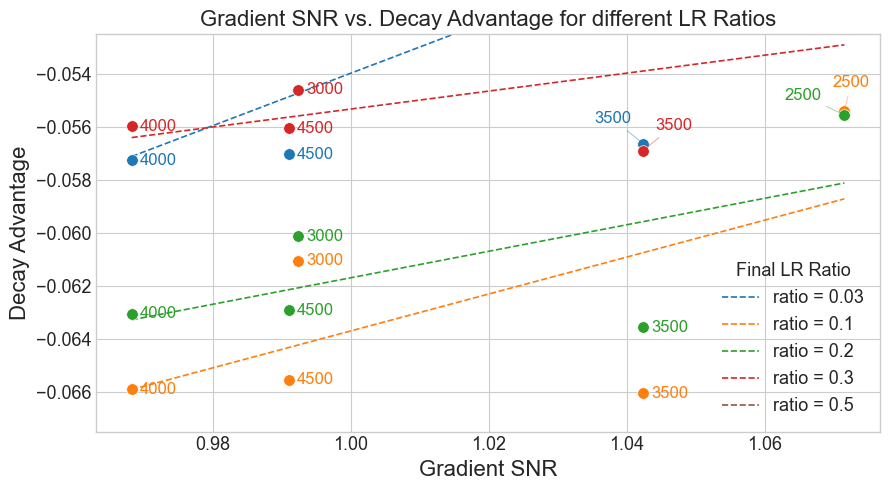
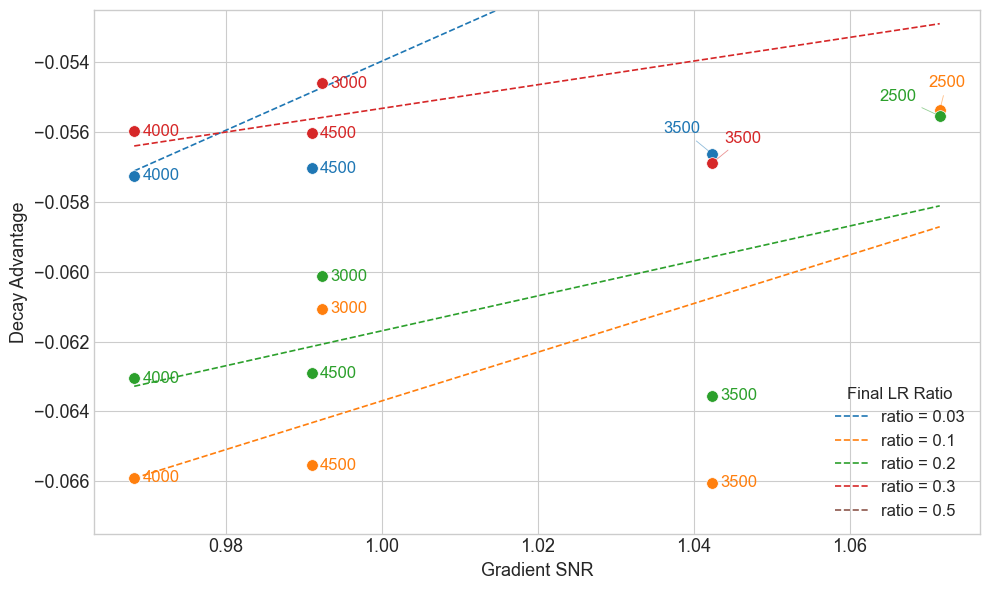
The change to this notebook cell's code, shown as a diff; its figure went from the first image to the second:
--- before
+++ after
@@ -11,5 +11,5 @@
 }
 
-fig, ax = plt.subplots(figsize=(9, 5))
+fig, ax = plt.subplots(figsize=(10, 6))
 
 for ratio, group in _sub.groupby("final_lr_ratio"):
@@ -35,8 +35,7 @@
 ax.axhline(0, color="black", linewidth=0.8, linestyle=":")
 ax.set_ylim(-0.0675, -0.0525)
-ax.set_xlabel("Gradient SNR", fontsize=16)
-ax.set_ylabel("Decay Advantage", fontsize=16)
-ax.set_title("Gradient SNR vs. Decay Advantage for different LR Ratios", fontsize=16)
-ax.legend(title="Final LR Ratio", fontsize=13, title_fontsize=13)
+ax.set_xlabel("Gradient SNR", fontsize=13)
+ax.set_ylabel("Decay Advantage", fontsize=13)
+ax.legend(title="Final LR Ratio", fontsize=12, title_fontsize=12)
 ax.tick_params(labelsize=13)
 plt.tight_layout()

Commit: modify plot